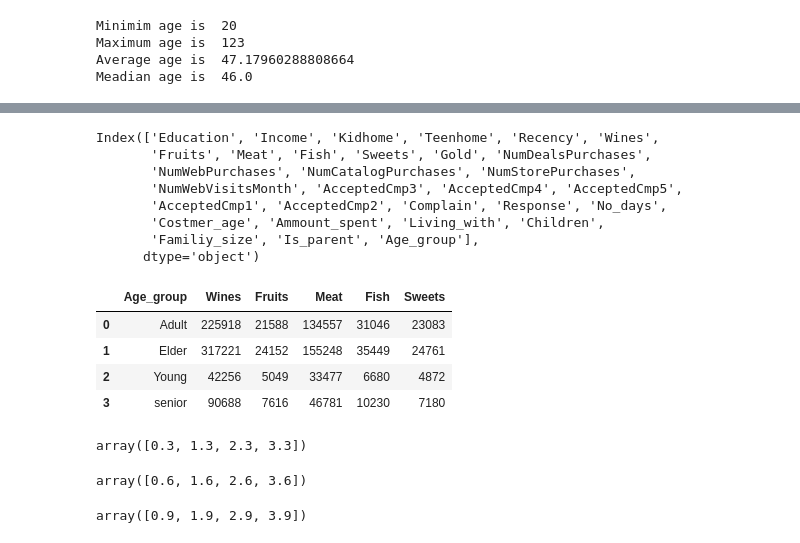
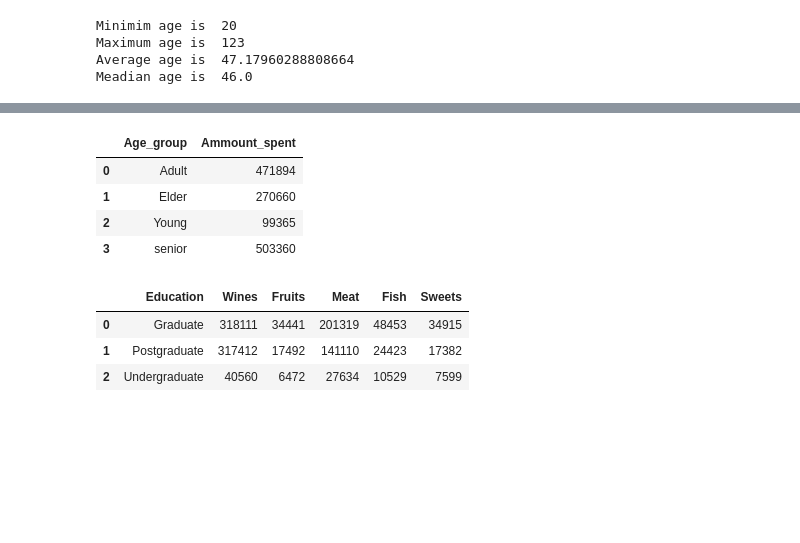
Before and after one commit to thejosec01/marketing, a Jupyter notebook: marketing.ipynb, the cells around one changed output, grey strips where cells are left out. Cells and saved outputs as stored; diff of their text form; code cells hidden in the pictures; blank space fills up the shorter version.

```diff
--- a/marketing.ipynb
+++ b/marketing.ipynb
@@ -320,9 +325,10 @@ data_clean['Costmer_age']= pd.to_numeric(data_clean['Costmer_age'])
 # %%
 #create conditions
+data_clean['Costmer_age']= pd.to_numeric(data_clean['Costmer_age'])
 age_conditions= [(data_clean['Costmer_age']<30),
                 (data_clean['Costmer_age']>=30) & (data_clean['Costmer_age']<=45),
-               (data_clean['Costmer_age']>=45) & (data_clean['Costmer_age']<=50),
-                (data_clean['Costmer_age']>50)  ]
+               (data_clean['Costmer_age']>=45) & (data_clean['Costmer_age']<=60),
+                (data_clean['Costmer_age']>60)  ]
 Values_age =['Young', 'Adult', 'senior', 'Elder']
 
 data_clean['Age_group']= np.select(age_conditions, Values_age)
@@ -337,11 +335,10 @@ two_grouper('Age_group', 'Ammount_spent')
-# %%
-data_clean.columns
-# %% [output]
-Index(['Education', 'Income', 'Kidhome', 'Teenhome', 'Recency', 'Wines',
-       'Fruits', 'Meat', 'Fish', 'Sweets', 'Gold', 'NumDealsPurchases',
-       'NumWebPurchases', 'NumCatalogPurchases', 'NumStorePurchases',
-       'NumWebVisitsMonth', 'AcceptedCmp3', 'AcceptedCmp4', 'AcceptedCmp5',
-       'AcceptedCmp1', 'AcceptedCmp2', 'Complain', 'Response', 'No_days',
-       'Costmer_age', 'Ammount_spent', 'Living_with', 'Children',
-       'Familiy_size', 'Is_parent', 'Age_group'],
-      dtype='object')
+# %%
+#amount spend by different age group
+
+two_grouper('Age_group', 'Ammount_spent')
+# %% [output]
+|  | Age_group | Ammount_spent |
+| 0 | Adult | 471894 |
+| 1 | Elder | 270660 |
+| 2 | Young | 99365 |
+| 3 | senior | 503360 |
@@ -348,21 +347,9 @@ Index(['Education', 'Income', 'Kidhome', 'Teenhome', 'Recency', 'Wines',
 # %%
 p_age=data_clean.groupby('Age_group')['Wines','Fruits', 'Meat', 'Fish', 'Sweets'].sum().reset_index()
-p_age
+p_ed=data_clean.groupby('Education')['Wines','Fruits', 'Meat', 'Fish', 'Sweets'].sum().reset_index()
+p_ed
 # %% [output]
-|  | Age_group | Wines | Fruits | Meat | Fish | Sweets |
-| 0 | Adult | 225918 | 21588 | 134557 | 31046 | 23083 |
-| 1 | Elder | 317221 | 24152 | 155248 | 35449 | 24761 |
-| 2 | Young | 42256 | 5049 | 33477 | 6680 | 4872 |
-| 3 | senior | 90688 | 7616 | 46781 | 10230 | 7180 |
+|  | Education | Wines | Fruits | Meat | Fish | Sweets |
+| 0 | Graduate | 318111 | 34441 | 201319 | 48453 | 34915 |
+| 1 | Postgraduate | 317412 | 17492 | 141110 | 24423 | 17382 |
+| 2 | Undergraduate | 40560 | 6472 | 27634 | 10529 | 7599 |
-# %%
-x + bar_width
-# %% [output]
-array([0.3, 1.3, 2.3, 3.3])
-# %%
-x + (2*bar_width)
-# %% [output]
-array([0.6, 1.6, 2.6, 3.6])
-# %%
-x + (3*bar_width)
-# %% [output]
-array([0.9, 1.9, 2.9, 3.9])
```
Also changed, not shown: parts of 30 cells of this notebook.
